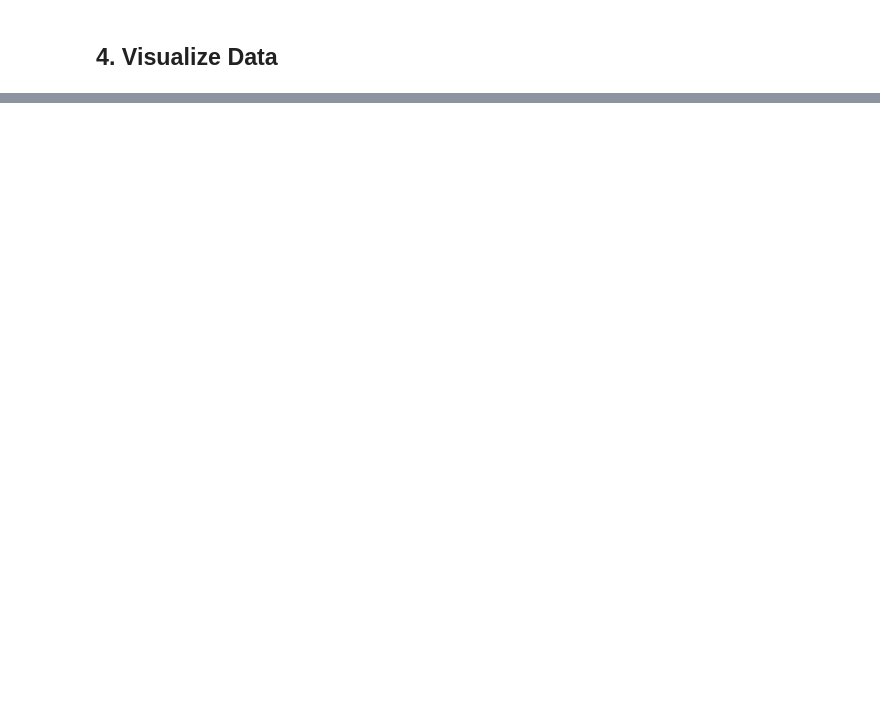
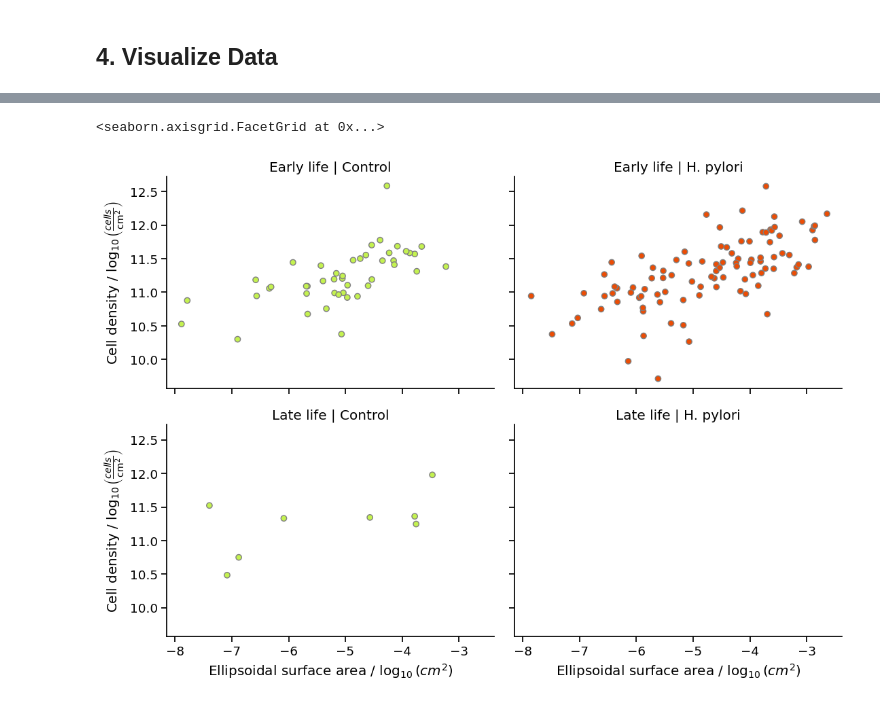
Before and after one commit to DaRoemer/OrganoCellQuant, a Jupyter notebook: Cell_count_analysis.ipynb, the cells around one changed output, grey strips where cells are left out. Saved outputs shown, nothing was run; the diff lists cells and outputs as text; code cells hidden in the pictures; blank space fills up the shorter version.

```diff
--- a/Cell_count_analysis.ipynb
+++ b/Cell_count_analysis.ipynb
@@ -596,0 +592,20 @@ DataTrusted.head(1)
+# %%
+a=sns.relplot(data= DataTrusted,
+            x='Ellipsoid_surface_area_log',
+            y='cells_per_area_log',
+            kind='scatter',
+            hue="Category",
+            col="Category",
+            row='Infection_time',
+            edgecolor='gray',
+            linewidth=1,
+            palette=['#c4f250', '#eb4d05'],
+            height=4,
+            aspect=1.4)
+lables=['Early life - Control', 'Early life - $\it{H. Pylori}$', 'Late life - Control', 'Late life - $\it{H. Pylori}$']
+a.set_titles(row_template="{row_name}", col_template="{col_name}")
+a._legend.remove()
+a.set_axis_labels(r'Ellipsoidal surface area / $\log_{10}(cm^2)$', r'Cell density / $\log_{10}\left(\frac{cells}{\mathrm{cm}^2}\right)$')
+# %% [output]
+<seaborn.axisgrid.FacetGrid at 0x...>
+[figure, added]
```
Also changed, not shown: parts of 10 cells of this notebook.
